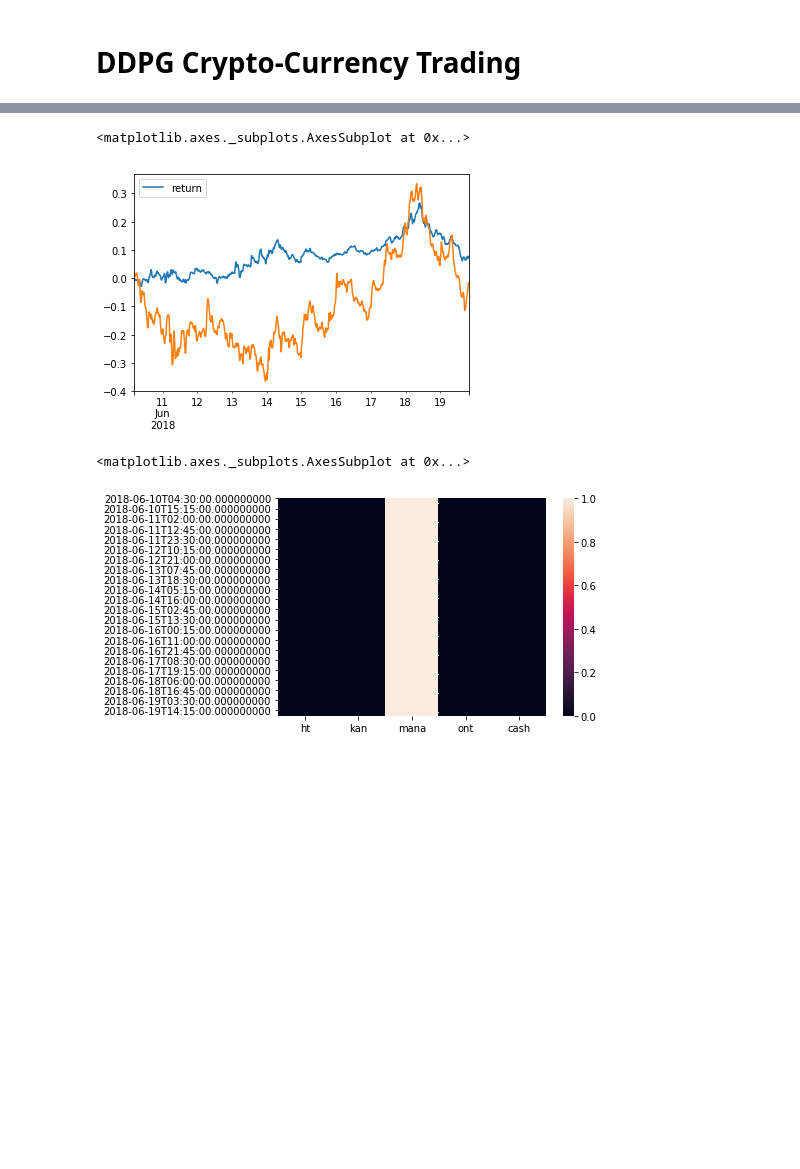
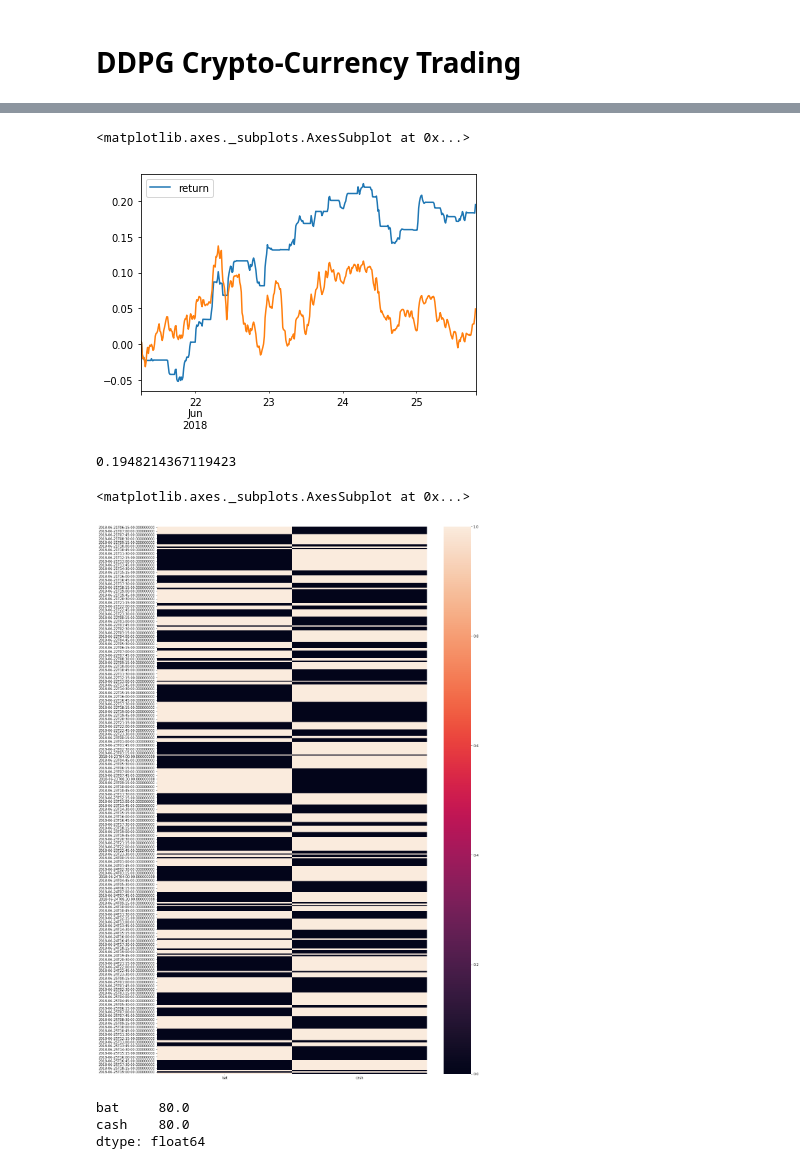
Before and after one commit to yuriak/RLQuant, a Jupyter notebook: crypto_currency/DDPG.ipynb, the cells around one changed output, grey strips where cells are left out. Cells and saved outputs as stored; diff of their text form; code cells hidden in the pictures; blank space fills up the shorter version.

```diff
--- a/crypto_currency/DDPG.ipynb
+++ b/crypto_currency/DDPG.ipynb
@@ -20,7 +20,7 @@ lfilter=lambda func,it: list(filter(lambda x:func(x),it))
 z_score=lambda x:(x-np.mean(x,axis=0))/(np.std(x,axis=0)+1e-5)
 # %%
 # assets=['kan','eos','wicc']
-assets=assets=['ont', 'kan', 'mana', 'ht']
+assets=assets=['bat']
 asset_data=lfilter(lambda x:x[1] is not None,lmap(lambda x:(x,kline(x,interval='15min',count=2000)),assets))
 asset_data=lmap(lambda x:(x[0],generate_tech_data(x[1],close_name='close',high_name='high',low_name='low',open_name='open')),asset_data)
 asset_data=dict(asset_data)
@@ -28,12 +28,12 @@ asset_data=pd.Panel(asset_data)
 # %%
 #####################  hyper parameters  ####################
 
-LR_A = 0.001    # learning rate for actor
-LR_C = 0.002    # learning rate for critic
+LR_A = 1e-3    # learning rate for actor
+LR_C = 2e-3   # learning rate for critic
 GAMMA = 0.99     # reward discount
 TAU = 0.05      # soft replacement
-MEMORY_CAPACITY = 100
-BATCH_SIZE = 64
+MEMORY_CAPACITY = 200
+BATCH_SIZE = 128
 
 ###############################  DDPG  ####################################
 
@@ -73,8 +73,19 @@ class DDPG(object):
 
         self.sess.run(tf.global_variables_initializer())
 
-    def choose_action(self, s):
-        return self.sess.run(self.a, {self.S: s})[0]
+    def trade(self, s, train=False):
+        action=self.sess.run(self.a, {self.S: s})[0]
+        action_index=np.arange(a_dim)
+        if train:
+            choice=np.random.choice(action_index,p=action)
+            action=np.zeros(a_dim)
+            action[choice]=1
+            return action
+        else:
+            select_action=np.argmax(action)
+            action=np.zeros(a_dim)
+            action[select_action]=1
+            return action
 
     def learn(self):
         self.sess.run(self.soft_replace)
@@ -99,15 +110,16 @@ class DDPG(object):
 
     def _build_a(self, s, scope, trainable):
         with tf.variable_scope(scope):
-            net = tf.layers.dense(s, 64, activation=tf.nn.relu, name='l1', trainable=trainable)
-            net = tf.layers.dense(net, 32, activation=tf.nn.relu, name='l2', trainable=trainable)
+            net = tf.layers.dense(s, 128, activation=tf.nn.relu, name='l1', trainable=trainable)
+            net = tf.layers.dense(net, 64, activation=tf.nn.relu, name='l2', trainable=trainable)
             a = tf.layers.dense(net, self.a_dim, activation=None, name='a', trainable=trainable)
             a=tf.nn.softmax(a)
             return a
 
     def _build_c(self, s, a, scope, trainable):
         with tf.variable_scope(scope):
-            s=tf.layers.dense(s, 64, activation=tf.nn.relu, name='l1', trainable=trainable)
+            s=tf.layers.dense(s, 128, activation=tf.nn.relu, name='l1', trainable=trainable)
+            s=tf.layers.dense(s, 64, activation=tf.nn.relu, name='l2', trainable=trainable)
             n_l1=32
             w1_s = tf.get_variable('w1_s', [64, n_l1], trainable=trainable)
             w1_a = tf.get_variable('w1_a', [self.a_dim, n_l1], trainable=trainable)
@@ -199,12 +222,23 @@ plt.plot(test_r)
 # %%
-pd.DataFrame(test_reward,index=asset_data[:,train_length*batch_size+normalize_length:,'diff'].index,columns=['return']).cumsum().plot()
-asset_data[:,train_length*batch_size+normalize_length:,'diff'].sum(axis=1).cumsum().plot()
+pd.DataFrame(test_reward,index=asset_data[:,train_length:,'diff'].index,columns=['return']).cumsum().plot()
+asset_data[:,train_length:,'diff'].sum(axis=1).cumsum().plot()
 # %% [output]
 <matplotlib.axes._subplots.AxesSubplot at 0x...>
-[figure, old version]
+[figure, new version]
+# %%
+np.sum(test_reward)
+# %% [output]
+0.1948214367119423
 # %%
-test_action_df=pd.DataFrame(test_actions,index=asset_data[:,train_length*batch_size+normalize_length:,'diff'].index,columns=list(asset_data.items)+['cash'])
+test_action_df=pd.DataFrame(test_actions,index=asset_data[:,train_length:,'diff'].index,columns=list(asset_data.items)+['cash'])
+plt.figure(figsize=(18,30))
 sns.heatmap(test_action_df)
 # %% [output]
 <matplotlib.axes._subplots.AxesSubplot at 0x...>
-[figure, old version]
+[figure, new version]
+# %%
+np.abs(test_action_df.shift(1)-test_action_df).sum()
+# %% [output]
+bat     80.0
+cash    80.0
+dtype: float64
```
Also changed, not shown: parts of 5 cells of this notebook, 3 other files.
